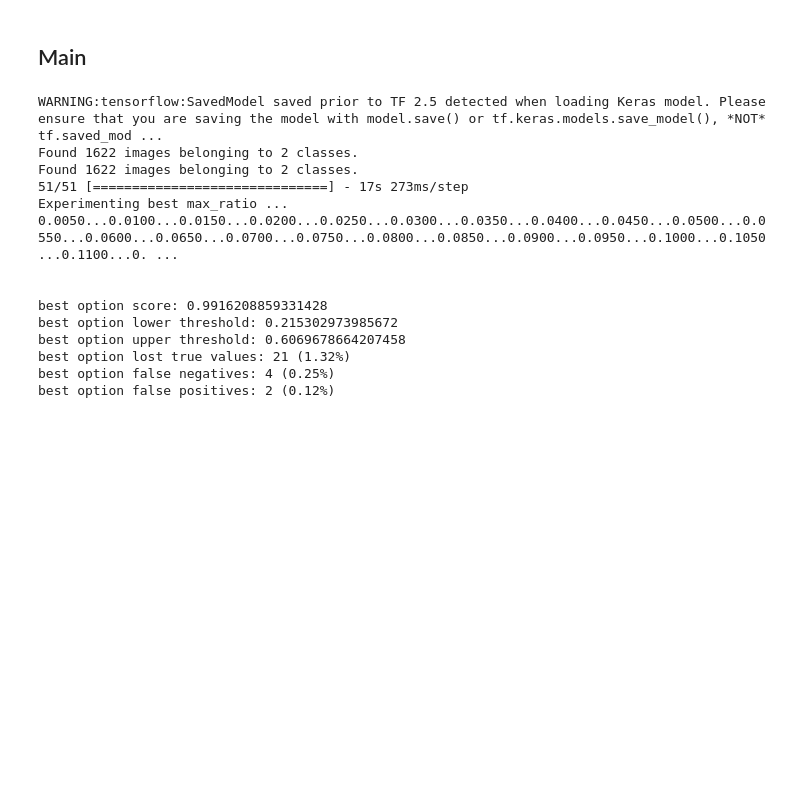
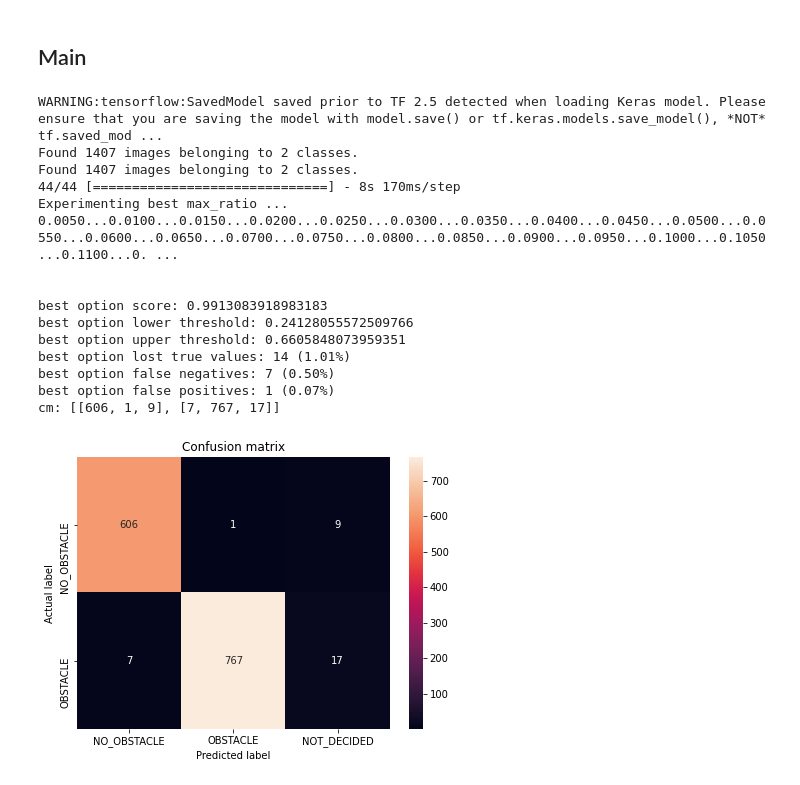
Before and after one commit to dnrevital/DL_utils, a Jupyter notebook: model_evaluation_rgb.ipynb, the cells around one changed output. Cells and saved outputs as stored; diff of their text form; code cells hidden in the pictures; blank space fills up the shorter version.

Commit message:
added confusion-matrix including 'not_decided' to model_evaluation_rgb

```diff
--- a/model_evaluation_rgb.ipynb
+++ b/model_evaluation_rgb.ipynb
@@ -655,8 +689,8 @@ class ModelScore():
 # %%
 # -- Variables --
 trial_component_display_name = None
-model_path = '/home/drevital/cs_video_processor/models/rgb_6_not_equalized'
-dataset = '/home/drevital/obstacles_classification_datasets/rgb_6_balanced/eval'
+model_path = '/home/drevital/cs_video_processor/models/rgb_6'
+dataset = '/home/drevital/obstacles_classification_datasets/rgb_6/eval'
 model_name = model_path.split('/')[-1]
 color_mode = 'rgb'
 thresh_csv_fname = f'model_thresholds.{model_name}.csv'
@@ -724,40 +758,55 @@ print(f'({best_option["false_positives_percentage"]*100:.2f}%)')
 lower_threshold = best_option['lower_threshold']
 upper_threshold = best_option['upper_threshold']
 
-# Plot confusion matrix
+# -- Generate predictions array in the for [0,1,2] for [no_obstacle, obstacle, not_decided]
+predicted_classes= []
+for prediction in predictions:
+    classification_states = [prediction <= lower_threshold,
+                             prediction >= upper_threshold,
+                             lower_threshold < prediction < upper_threshold]
+    predicted_classes.append(np.where(classification_states)[0][0])
 
+# -- Print confusion-matrix considering the older "no decision" thresholds
+handler.plot_cm_with_thresh(model_path,
+                            labels,
+                            predictions,
+                            predicted_classes,
+                            lower_threshold,
+                            upper_threshold)
 
 if display_false_negatives:
     print('\nFALSE NEGATIVES\n')
     handler.display_false_negatives(predictions, filenames, lower_threshold)
 
 if display_false_positives:
     print('\nFALSE POSITIVES\n')
     handler.display_false_positives(predictions, filenames, upper_threshold)
 
 if display_not_decided:
     print('\nNOT DECIDED\n')
     handler.display_not_decided(predictions, filenames, lower_threshold, upper_threshold)
 
 print()
 
 # Retrieve model's metrics from SageMaker and write them to the handler's .csv file
 if trial_component_display_name:
     handler.write_metrics_to_csv(trial_component_display_name,
                              print_params=print_best_option_params)
 del handler
 # %% [output]
 WARNING:tensorflow:SavedModel saved prior to TF 2.5 detected when loading Keras model. Please ensure that you are saving the model with model.save() or tf.keras.models.save_model(), *NOT* tf.saved_mod ...
-Found 1622 images belonging to 2 classes.
-Found 1622 images belonging to 2 classes.
-51/51 [==============================] - 17s 273ms/step
+Found 1407 images belonging to 2 classes.
+Found 1407 images belonging to 2 classes.
+44/44 [==============================] - 8s 170ms/step
 Experimenting best max_ratio ...
 0.0050...0.0100...0.0150...0.0200...0.0250...0.0300...0.0350...0.0400...0.0450...0.0500...0.0550...0.0600...0.0650...0.0700...0.0750...0.0800...0.0850...0.0900...0.0950...0.1000...0.1050...0.1100...0. ...
 
 
-best option score: 0.9916208859331428
-best option lower threshold: 0.215302973985672
-best option upper threshold: 0.6069678664207458
-best option lost true values: 21 (1.32%)
-best option false negatives: 4 (0.25%)
-best option false positives: 2 (0.12%)
+best option score: 0.9913083918983183
+best option lower threshold: 0.24128055572509766
+best option upper threshold: 0.6605848073959351
+best option lost true values: 14 (1.01%)
+best option false negatives: 7 (0.50%)
+best option false positives: 1 (0.07%)
+cm: [[606, 1, 9], [7, 767, 17]]
+[figure, added]
```
Also changed, not shown: parts of 1 cell of this notebook.
